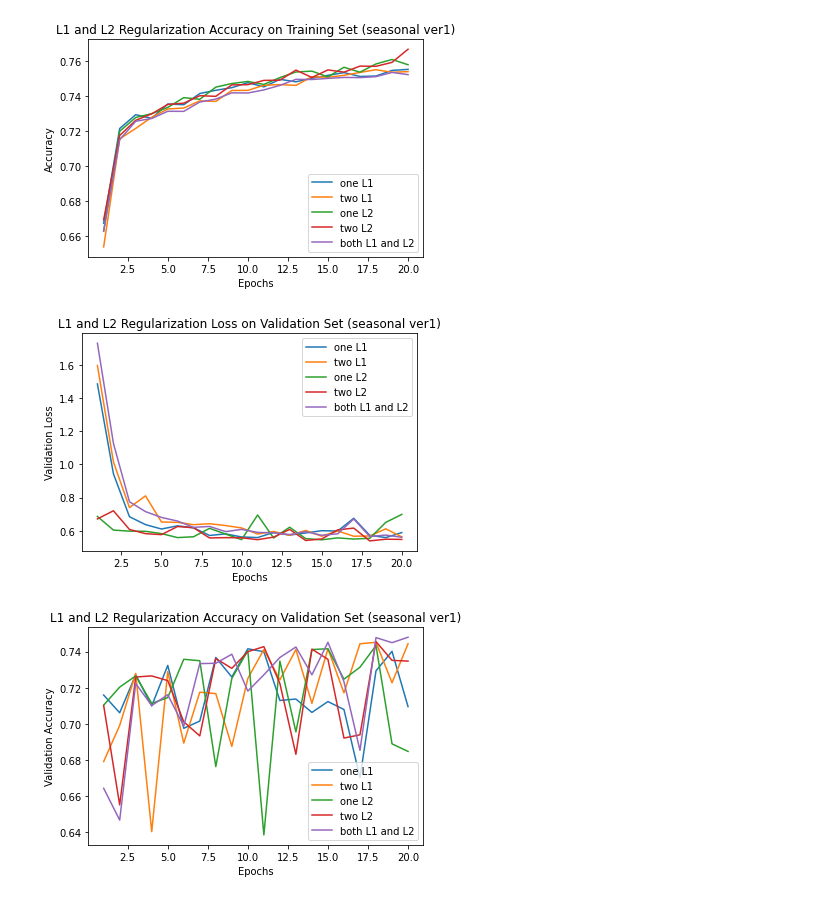
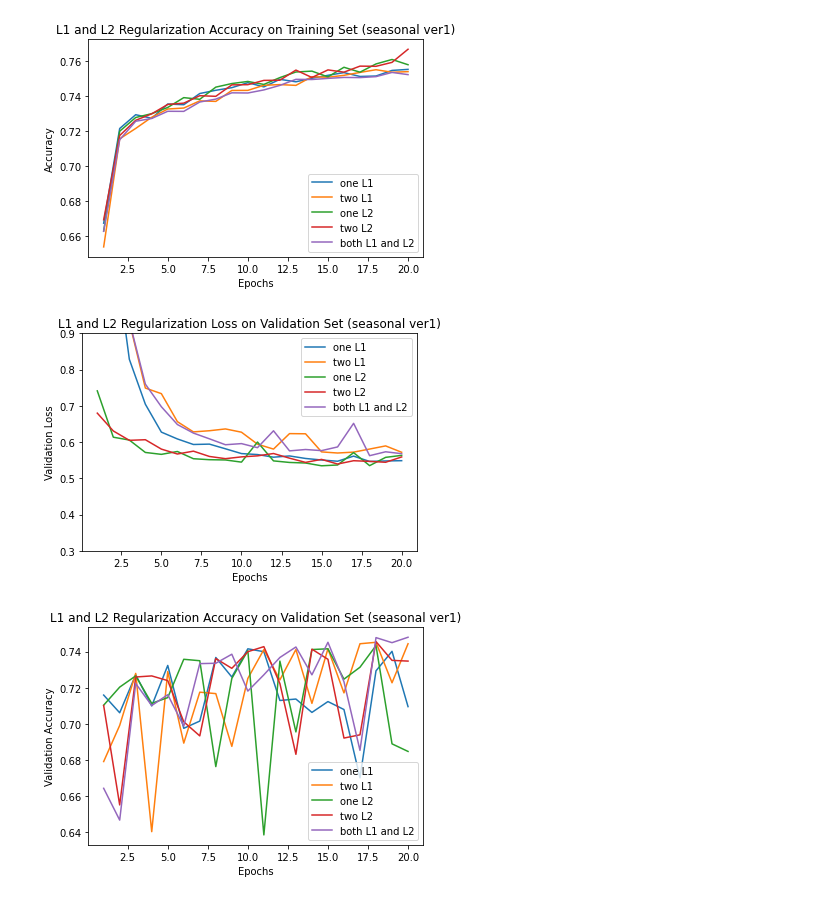
Before and after one commit to mjiii25/22-1_DL, a Jupyter notebook: team-project/modeling-dl.ipynb, the cells around one changed output. Drawn from its saved outputs; the diff is of its cells as text; code cells hidden in the pictures.

```diff
--- a/team-project/modeling-dl.ipynb
+++ b/team-project/modeling-dl.ipynb
@@ -3436,35 +3394,42 @@ plt.show()
 # %%
 # L1, L2 regularization effect on validation loss
 
 
 import matplotlib.pyplot as plt
+
+
+history_dict_seasonal_ver1_L1_1 = history_seasonal_ver1_L1_1.history
+history_dict_seasonal_ver1_L1_2 = history_seasonal_ver1_L1_2.history
+history_dict_seasonal_ver1_L2_1 = history_seasonal_ver1_L2_1.history
+history_dict_seasonal_ver1_L2_2 = history_seasonal_ver1_L2_2.history
+history_dict_seasonal_ver1_L12 = history_seasonal_ver1_L12.history
 
 
 val_loss_values_seasonal_ver1_L1_1 = history_dict_seasonal_ver1_L1_1["val_loss"]
 val_loss_values_seasonal_ver1_L1_2 = history_dict_seasonal_ver1_L1_2["val_loss"]
 val_loss_values_seasonal_ver1_L2_1 = history_dict_seasonal_ver1_L2_1["val_loss"]
 val_loss_values_seasonal_ver1_L2_2 = history_dict_seasonal_ver1_L2_2["val_loss"]
 val_loss_values_seasonal_ver1_L12 = history_dict_seasonal_ver1_L12["val_loss"]
 
 
 epochs = range(1, len(val_loss_values_seasonal_ver1_L1_1) + 1)
 
 
 plt.plot(epochs, val_loss_values_seasonal_ver1_L1_1, label="one L1")
 plt.plot(epochs, val_loss_values_seasonal_ver1_L1_2, label="two L1")
 plt.plot(epochs, val_loss_values_seasonal_ver1_L2_1, label="one L2")
 plt.plot(epochs, val_loss_values_seasonal_ver1_L2_2, label="two L2")
 plt.plot(epochs, val_loss_values_seasonal_ver1_L12, label="both L1 and L2")
 
 
 plt.title("L1 and L2 Regularization Loss on Validation Set (seasonal ver1)")
 plt.xlabel("Epochs")
 plt.ylabel("Validation Loss")
-#plt.ylim([0.3,0.9])
+plt.ylim([0.3,0.9])
 plt.legend()
 plt.show()
 # %% [output]
-[figure, old version]
+[figure, new version]
 # %%
 # L1, L2 regularization effect on validation accuracy
 
```
Also changed, not shown: parts of 43 cells of this notebook.
